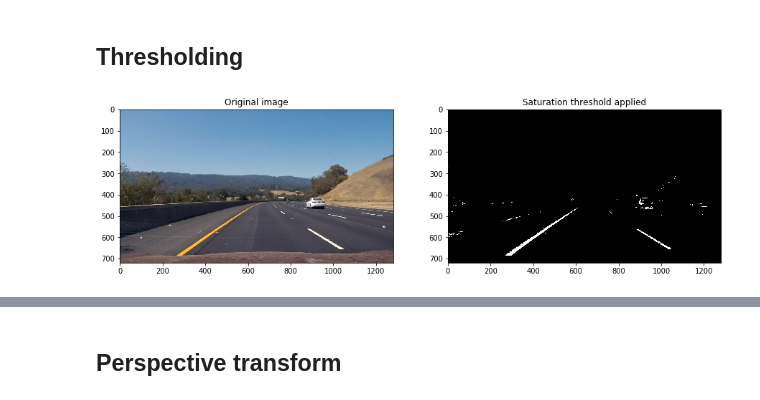
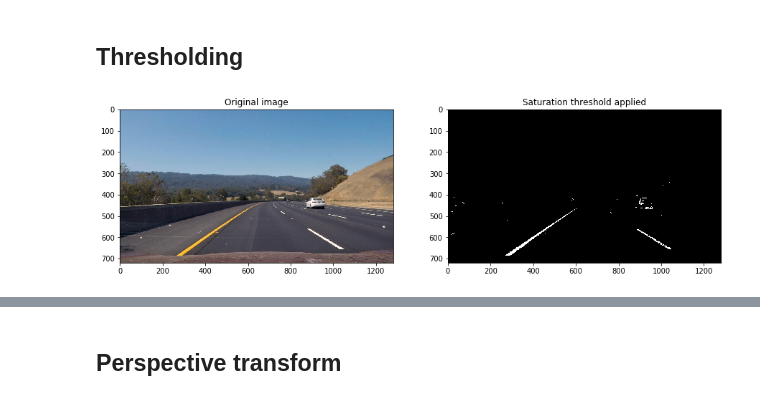
Before and after one commit to tindandelion/carnd-advanced-lane-detection-p4, a Jupyter notebook: advanced-lane-detection.ipynb, the cells around one changed output, grey strips where cells are left out. Saved outputs shown, nothing was run; the diff lists cells and outputs as text; code cells hidden in the pictures.

```diff
--- a/advanced-lane-detection.ipynb
+++ b/advanced-lane-detection.ipynb
@@ -133,20 +133,21 @@ visualize_process_stage(sample_image, processed_image,
 ## Thresholding
 # %%
 class SaturationThreshold(PipelineStage):
-    threshold = (120, 255)
+    threshold = (150, 255)
 
     def process(self, intermediate):
         hsl = cv2.cvtColor(intermediate, cv2.COLOR_RGB2HLS)
         sat = hsl[:, :, 2]
         mask = np.zeros_like(sat)
         mask[(sat > self.threshold[0]) & (sat <= self.threshold[1])] = 1
         return mask
 
 
 thresholder = SaturationThreshold()
+processed = thresholder(sample_image)
 visualize_process_stage(sample_image, thresholder(sample_image),
                         processed_title='Saturation threshold applied',
                         processed_cmap='gray',
                         output_file='output/saturation_threshold.png')
 # %% [output]
-[figure, old version]
+[figure, new version]
```
Also changed, not shown: parts of 10 cells of this notebook, 5 other files.
